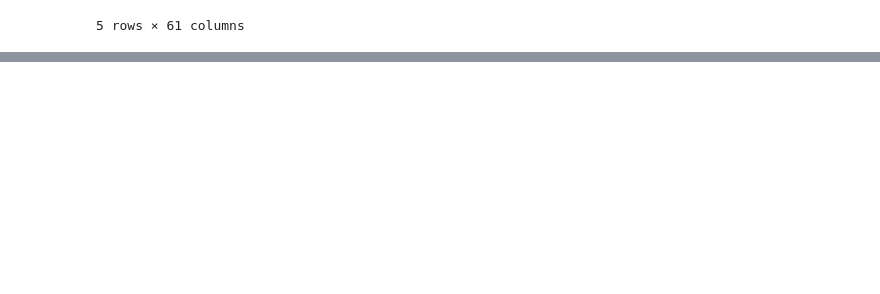
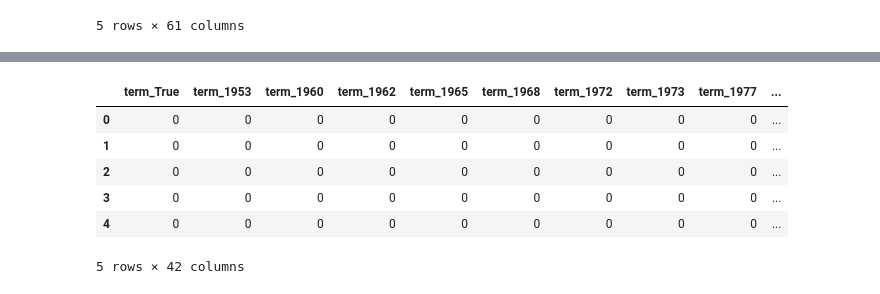
Before and after one commit to emilyt1985/SCOTUS, a Jupyter notebook: Resources/Current_SCOTUS_AllDataCleanup.ipynb, the cells around one changed output, grey strips where cells are left out. Cells and saved outputs as stored; diff of their text form; code cells hidden in the pictures; blank space fills up the shorter version.

```diff
--- a/Resources/Current_SCOTUS_AllDataCleanup.ipynb
+++ b/Resources/Current_SCOTUS_AllDataCleanup.ipynb
@@ -104,2 +85,12 @@ current_scotus.head()
 # %%
 current_scotus.to_csv("Current-SCOTUS-Data.csv")
+# %%
+unique_term = current_scotus["term"].unique()
+unique_issueArea = current_scotus["issueArea"].unique()
+unique_caseOriginState = current_scotus["caseOriginState"].unique()
+unique_lawType = current_scotus["lawType"].unique()
+
+print(unique_term)
+print(unique_lawType)
+print(unique_issueArea)
+print(unique_caseOriginState)
@@ -105,0 +106,17 @@ current_scotus.to_csv("Current-SCOTUS-Data.csv")
+# %%
+possibilites = [unique_term.all(), 1953, 1960, 1962, 1965, 1968, 1972, 1973, 1977, 1984, 2018]
+exists = current_scotus["term"].tolist()
+difference = pd.Series([item for item in possibilites if item not in exists])
+target = current_scotus["term"].append(pd.Series(difference))
+target = target.reset_index(drop=True)
+dummies_term = pd.get_dummies(target, prefix="term")
+dummies_term = dummies_term.drop(dummies_term.index[list(range(len(dummies_term)-len(difference), len(dummies_term)))])
+dummies_term.head()
+# %% [output]
+|  | term_True | term_1953 | term_1960 | term_1962 | term_1965 | term_1968 | term_1972 | term_1973 | term_1977 | ... |
+| 0 | 0 | 0 | 0 | 0 | 0 | 0 | 0 | 0 | 0 | ... |
+| 1 | 0 | 0 | 0 | 0 | 0 | 0 | 0 | 0 | 0 | ... |
+| 2 | 0 | 0 | 0 | 0 | 0 | 0 | 0 | 0 | 0 | ... |
+| 3 | 0 | 0 | 0 | 0 | 0 | 0 | 0 | 0 | 0 | ... |
+| 4 | 0 | 0 | 0 | 0 | 0 | 0 | 0 | 0 | 0 | ... |
+5 rows × 42 columns
```
Also changed, not shown: parts of 14 cells of this notebook.
